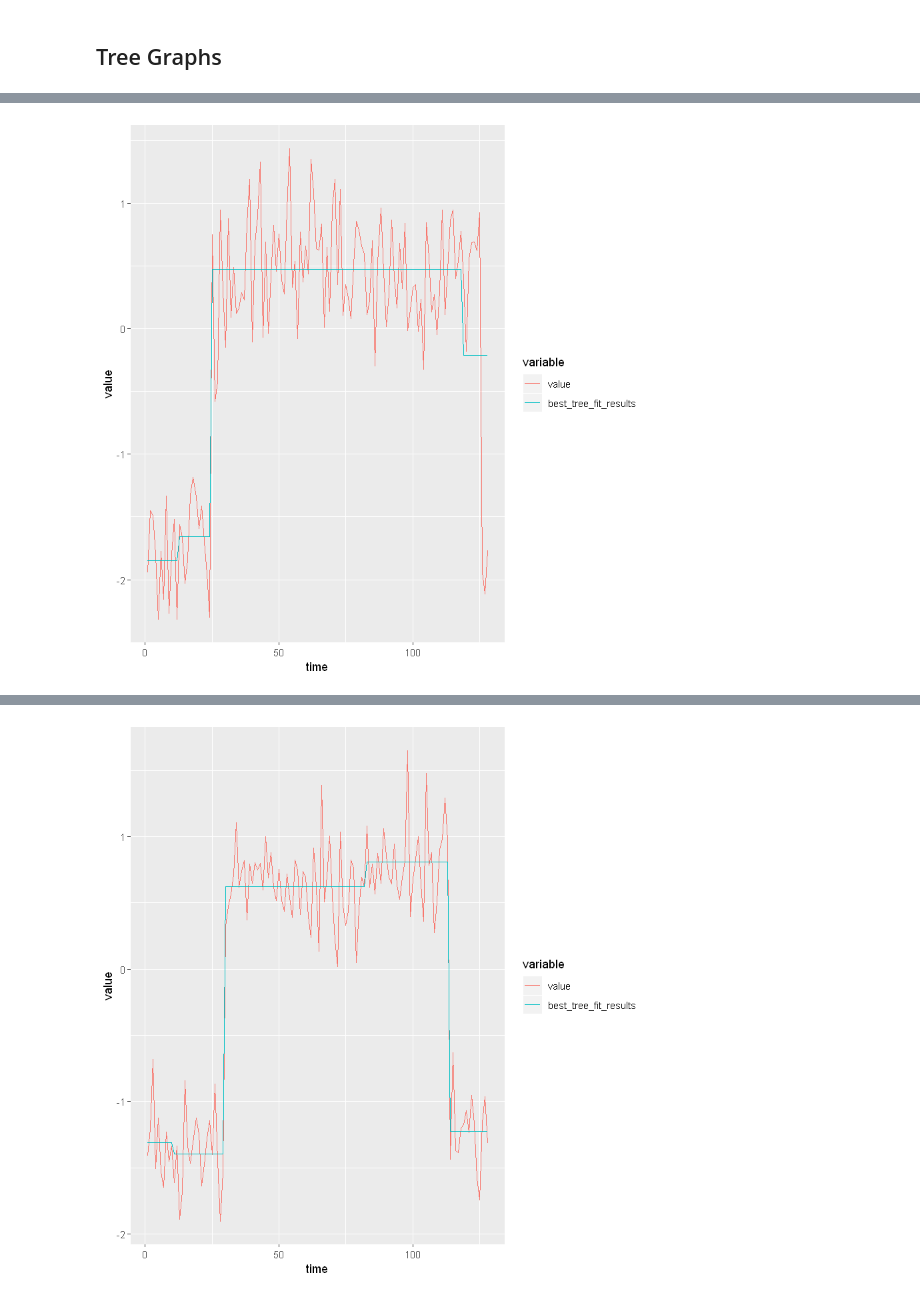
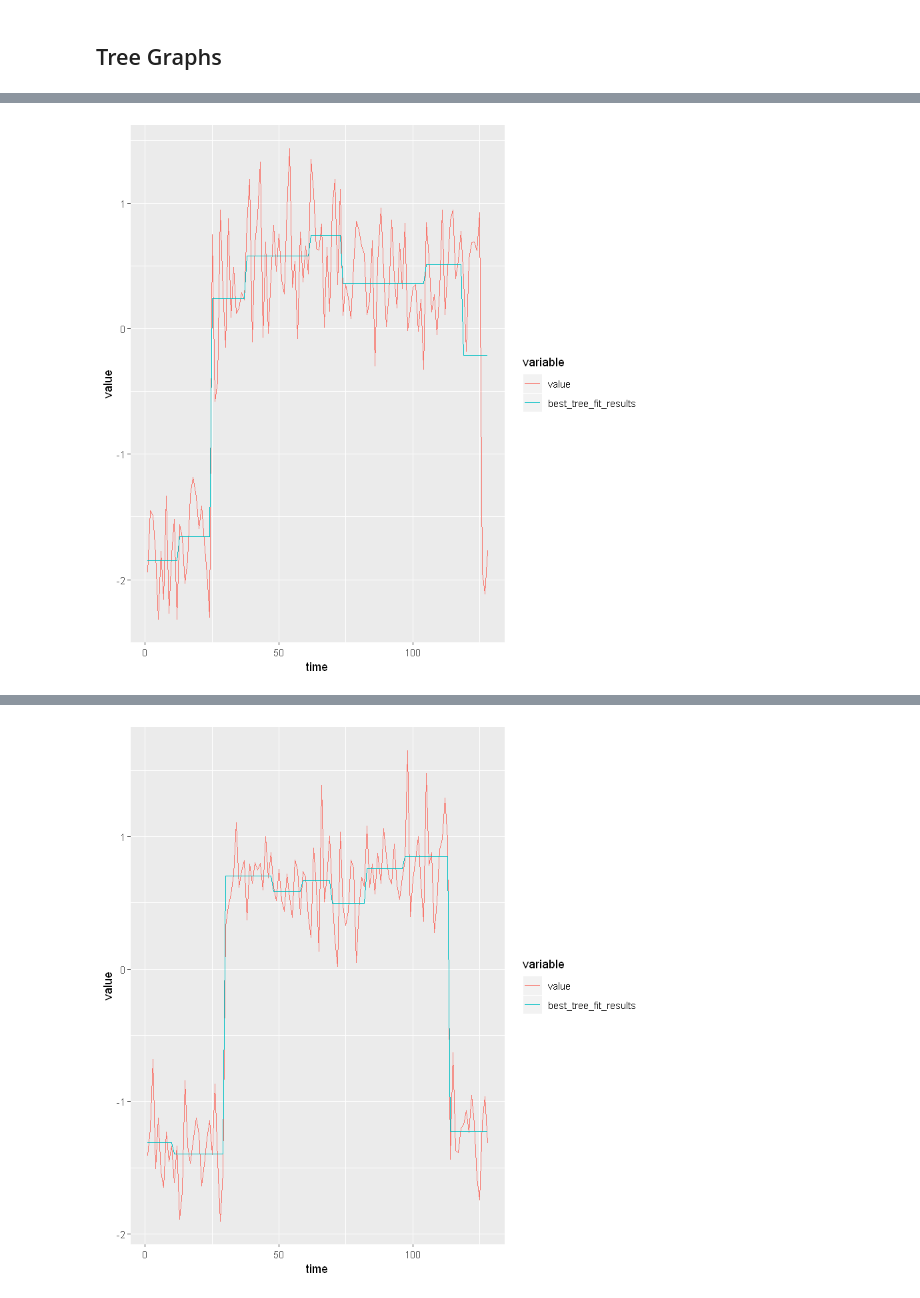
Before and after one commit to BU-IE-48B/fall21-MBurakGur, a Jupyter notebook: Homework2/HW2_Jupyter_Notebook.ipynb, the cells around one changed output, grey strips where cells are left out. Drawn from its saved outputs; the diff is of its cells as text; code cells hidden in the pictures.

```diff
--- a/Homework2/HW2_Jupyter_Notebook.ipynb
+++ b/Homework2/HW2_Jupyter_Notebook.ipynb
@@ -145,7 +132,7 @@ lasso_best_fit_dt
 # %%
 ctrl1=trainControl(method='repeatedcv',number=10,repeats=5)
 
-tree_depths <- vector('list',5)
+tree_depths <- vector('list',10)
 
 predictions<- vector('list',30)
 # %%
@@ -155,7 +142,7 @@ for(j in 1:30){
   selected_dt <- long_train[id == j]
 
 
-  for(i in 1:5){
+  for(i in 1:10){
 
     fit_tree=train(value~time,
                    data= selected_dt,
@@ -170,7 +157,7 @@ for(j in 1:30){
 }
 
   depth_results = rbindlist(tree_depths)
-  depth_results[, max_depth:=seq(1,5)]
+  depth_results[, max_depth:=seq(1,10)]
 
 
 
@@ -426,7 +452,7 @@ for(j in 1:30){
   selected_dt <- long_train[id == j]
 
 
-  for(i in 1:5){
+  for(i in 1:10){
 
     fit_tree=train(value~time,
                    data= selected_dt,
@@ -441,7 +467,7 @@ for(j in 1:30){
 }
 
   depth_results = rbindlist(tree_depths)
-  depth_results[, max_depth:=seq(1,5)]
+  depth_results[, max_depth:=seq(1,10)]
 
 
 
@@ -484 +512 @@ Warning message in nominalTrainWorkflow(x = x, y = y, wts = weights, info = trai
-[figure, old version]
+[figure, new version]
@@ -487 +513 @@ Warning message in nominalTrainWorkflow(x = x, y = y, wts = weights, info = trai
-[figure, old version]
+[figure, new version]
```
Also changed, not shown: parts of 13 cells of this notebook.
